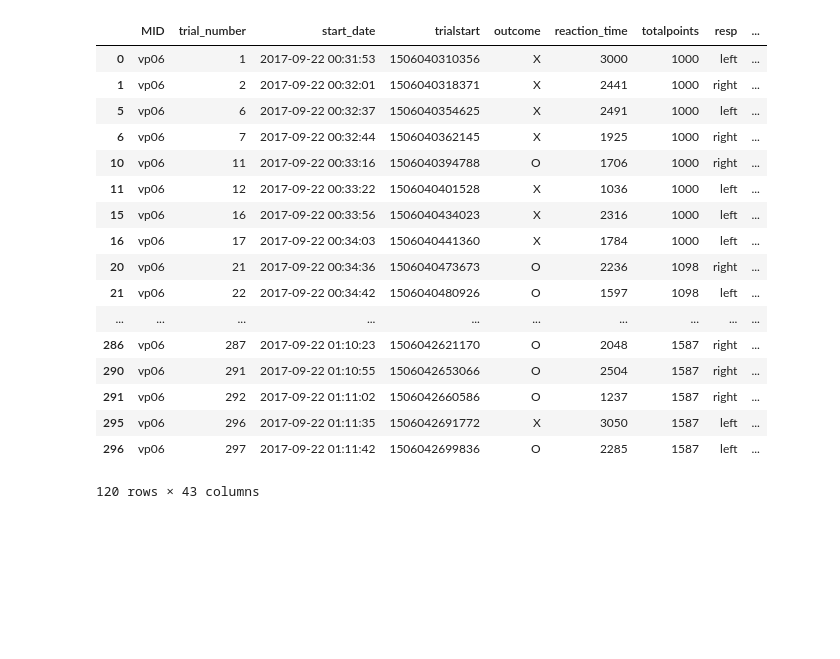
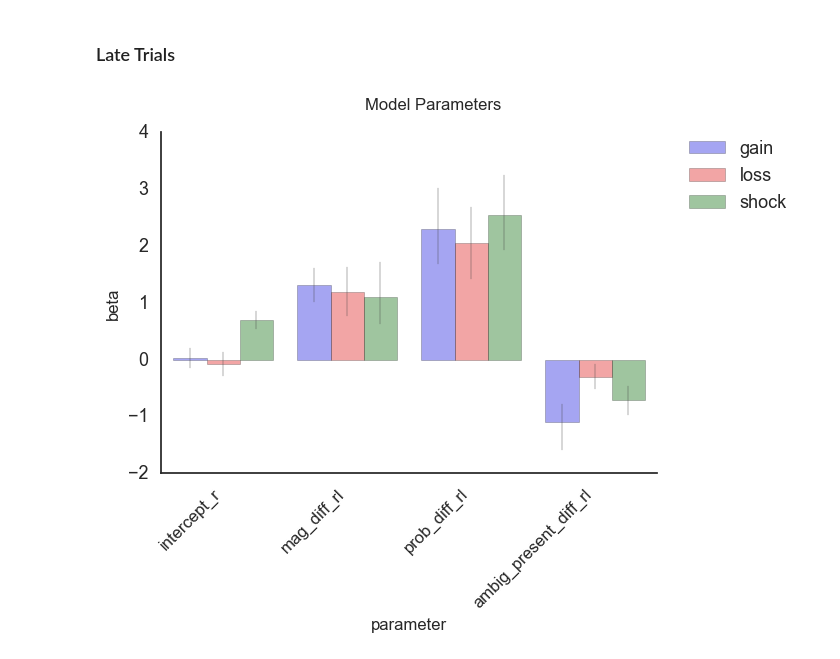
Before and after one commit to crgagne/ambi_gain_loss_shock, a Jupyter notebook: notebooks/Trial_Analysis.ipynb, the cells around one changed output. Saved outputs shown, nothing was run; the diff lists cells and outputs as text; code cells hidden in the pictures; blank space fills up the shorter version.

```diff
--- a/notebooks/Trial_Analysis.ipynb
+++ b/notebooks/Trial_Analysis.ipynb
@@ -131,21 +121,7 @@ def load_single_subject(vp,task='gain',which_trial = 'all'):
-# %%
-load_single_subject(vp='06',task='gain',which_trial = 'firstTrials')
-# %% [output]
-|  | MID | trial_number | start_date | trialstart | outcome | reaction_time | totalpoints | resp | ... |
-| 0 | vp06 | 1 | 2017-09-22 00:31:53 | 1506040310356 | X | 3000 | 1000 | left | ... |
-| 1 | vp06 | 2 | 2017-09-22 00:32:01 | 1506040318371 | X | 2441 | 1000 | right | ... |
-| 5 | vp06 | 6 | 2017-09-22 00:32:37 | 1506040354625 | X | 2491 | 1000 | left | ... |
-| 6 | vp06 | 7 | 2017-09-22 00:32:44 | 1506040362145 | X | 1925 | 1000 | right | ... |
-| 10 | vp06 | 11 | 2017-09-22 00:33:16 | 1506040394788 | O | 1706 | 1000 | right | ... |
-| 11 | vp06 | 12 | 2017-09-22 00:33:22 | 1506040401528 | X | 1036 | 1000 | left | ... |
-| 15 | vp06 | 16 | 2017-09-22 00:33:56 | 1506040434023 | X | 2316 | 1000 | left | ... |
-| 16 | vp06 | 17 | 2017-09-22 00:34:03 | 1506040441360 | X | 1784 | 1000 | left | ... |
-| 20 | vp06 | 21 | 2017-09-22 00:34:36 | 1506040473673 | O | 2236 | 1098 | right | ... |
-| 21 | vp06 | 22 | 2017-09-22 00:34:42 | 1506040480926 | O | 1597 | 1098 | left | ... |
-| ... | ... | ... | ... | ... | ... | ... | ... | ... | ... |
-| 286 | vp06 | 287 | 2017-09-22 01:10:23 | 1506042621170 | O | 2048 | 1587 | right | ... |
-| 290 | vp06 | 291 | 2017-09-22 01:10:55 | 1506042653066 | O | 2504 | 1587 | right | ... |
-| 291 | vp06 | 292 | 2017-09-22 01:11:02 | 1506042660586 | O | 1237 | 1587 | right | ... |
-| 295 | vp06 | 296 | 2017-09-22 01:11:35 | 1506042691772 | X | 3050 | 1587 | left | ... |
-| 296 | vp06 | 297 | 2017-09-22 01:11:42 | 1506042699836 | O | 2285 | 1587 | left | ... |
-120 rows × 43 columns
+# %% [markdown]
+### Late Trials
+# %%
+model_param_df, model_summary_df = process_model_rl(model = 'ambi_present', which_trial = 'lateTrials')
+fig = plot_params_rl(model_param_df, stripplot=False)
+# %% [output]
+[figure, added]
```
Also changed, not shown: parts of 16 cells of this notebook, 9 other files.
